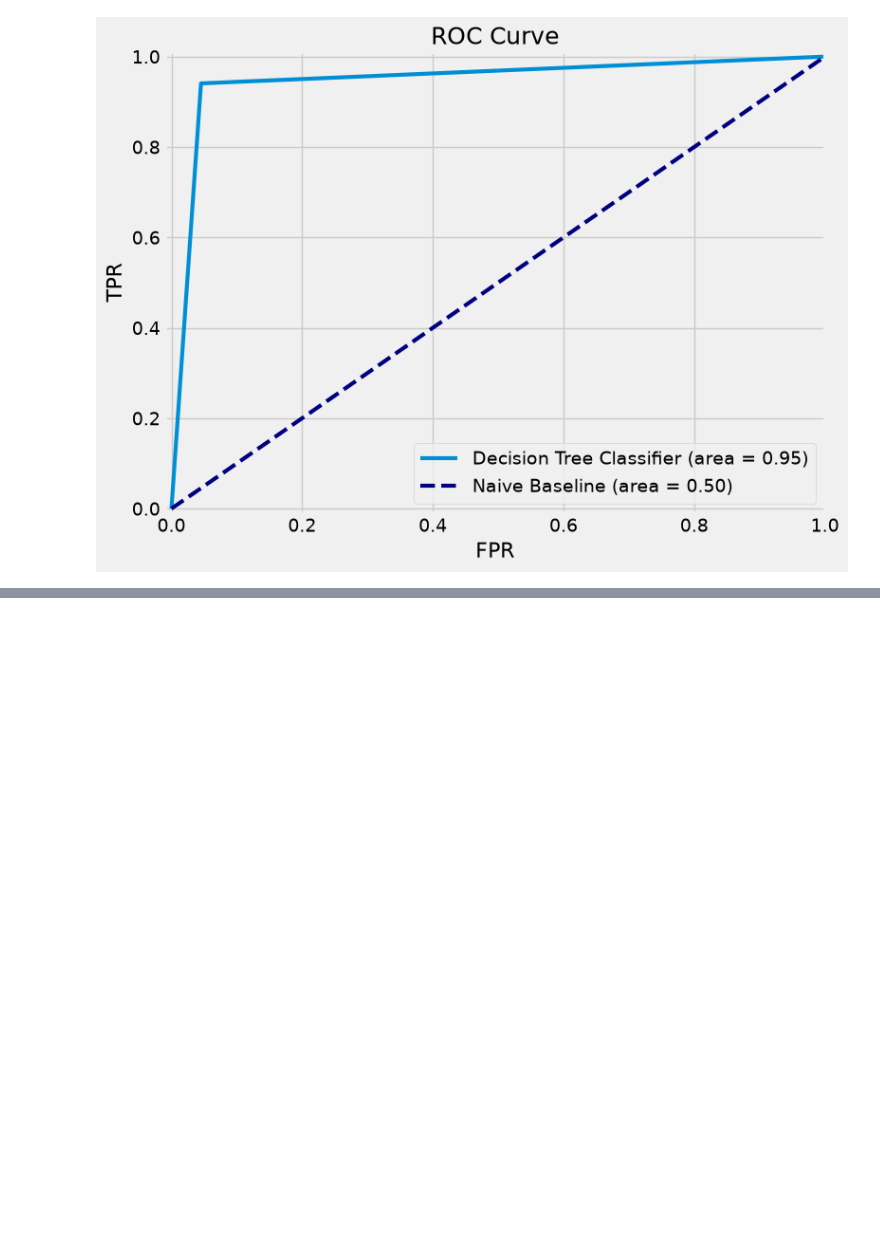
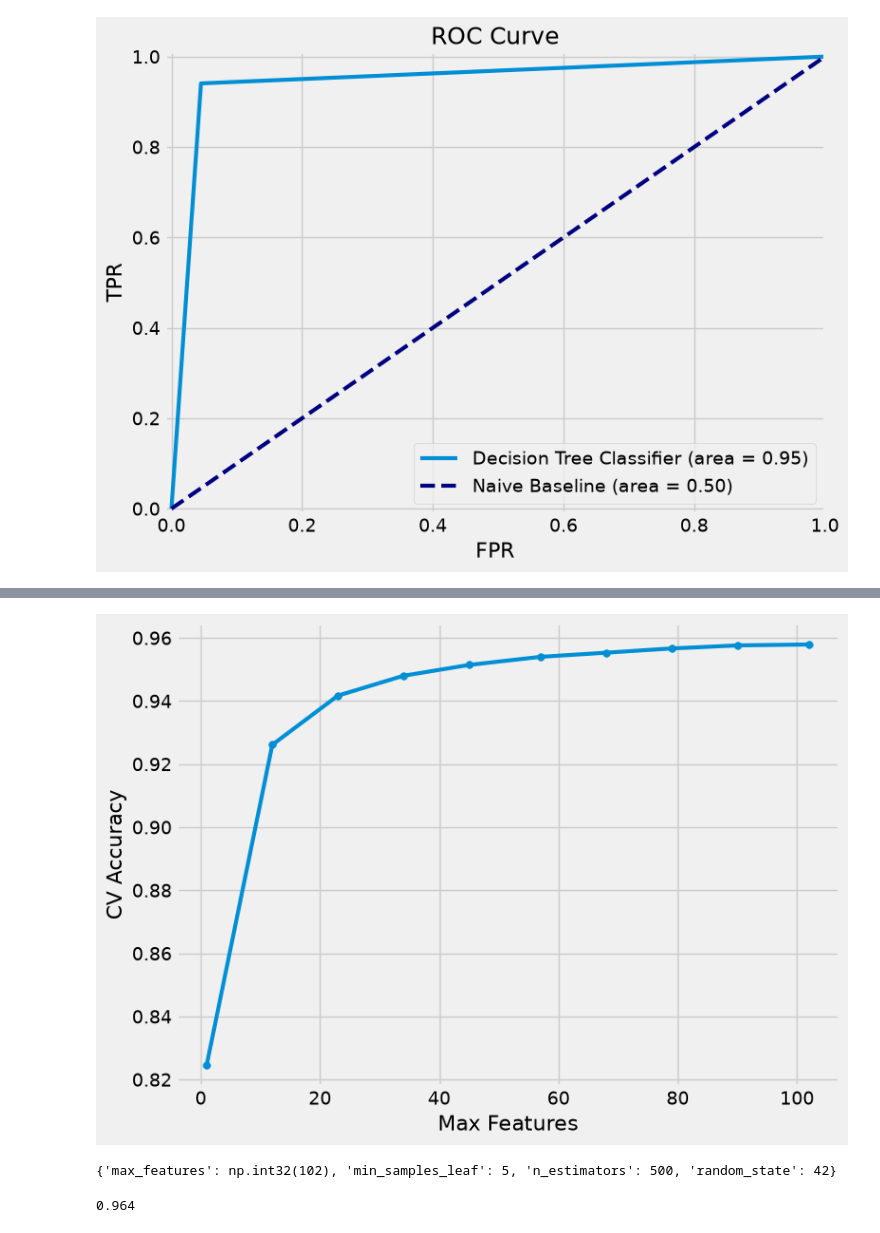
Before and after one commit to SevenWoos/MachineLearningProjects, a Jupyter notebook: pokemon_projects/pokemon_ml/pokemon_ml.ipynb, the cells around one changed output, grey strips where cells are left out. Cells and saved outputs as stored; diff of their text form; code cells hidden in the pictures; blank space fills up the shorter version.

Commit message:
pokemon so you want to be a master random forest classifier.

```diff
--- a/pokemon_projects/pokemon_ml/pokemon_ml.ipynb
+++ b/pokemon_projects/pokemon_ml/pokemon_ml.ipynb
@@ -2026,0 +2029,27 @@ plt.show()
+# %%
+# 42 minutes to run
+# grid_values = {"max_features": np.linspace(1, 38, 5, dtype="int32"),
+#               "min_samples_leaf": [5],
+#               "n_estimators": [500],
+#               "random_state": [42]}
+
+grid_values = {"max_features": np.linspace(1, 102, 10, dtype="int32"),
+              "min_samples_leaf": [5],
+              "n_estimators": [500],
+              "random_state": [42]}
+
+
+tic = time.time()
+
+rf = RandomForestClassifier()
+
+# Note: here we set verbose=2 to keep track of the progress (the running time) of the cross validation.
+cv = KFold(n_splits=5, random_state=42, shuffle=True)
+
+rf_cv = GridSearchCV(rf, param_grid=grid_values, scoring="accuracy", cv=cv,verbose=2)
+
+rf_cv.fit(X_train, y_train)
+
+toc = time.time()
+
+print("time:", round(toc-tic, 2),"s")
@@ -2026,0 +2074,17 @@ plt.show()
+# %%
+# Plotting the graph to determine the best hyperparameter 'm'
+max_features = rf_cv.cv_results_["param_max_features"].data
+R2_scores = rf_cv.cv_results_["mean_test_score"]
+
+plt.figure(figsize=(8, 6))
+plt.xlabel("Max Features", fontsize=16)
+plt.ylabel("CV Accuracy", fontsize=16)
+plt.scatter(max_features, R2_scores, s=30)
+plt.plot(max_features, R2_scores, linewidth=3)
+plt.grid(True, which="both")
+# %% [output]
+[figure, added]
+# %%
+print(rf_cv.best_params_)
+# %% [output]
+{'max_features': np.int32(102), 'min_samples_leaf': 5, 'n_estimators': 500, 'random_state': 42}
@@ -2026,0 +2093,5 @@ plt.show()
+# %%
+rf_acc = accuracy_score(y_test, rf_test_preds)
+rf_acc
+# %% [output]
+0.964
```
Also changed, not shown: parts of 19 cells of this notebook.
